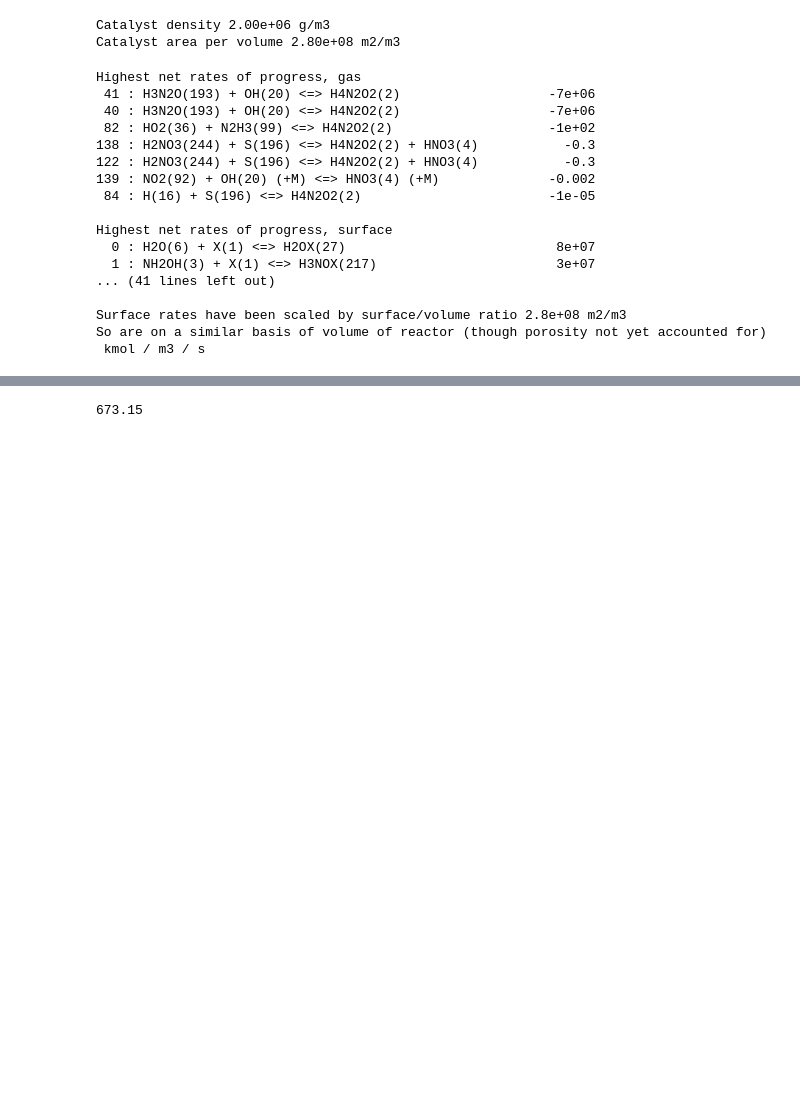
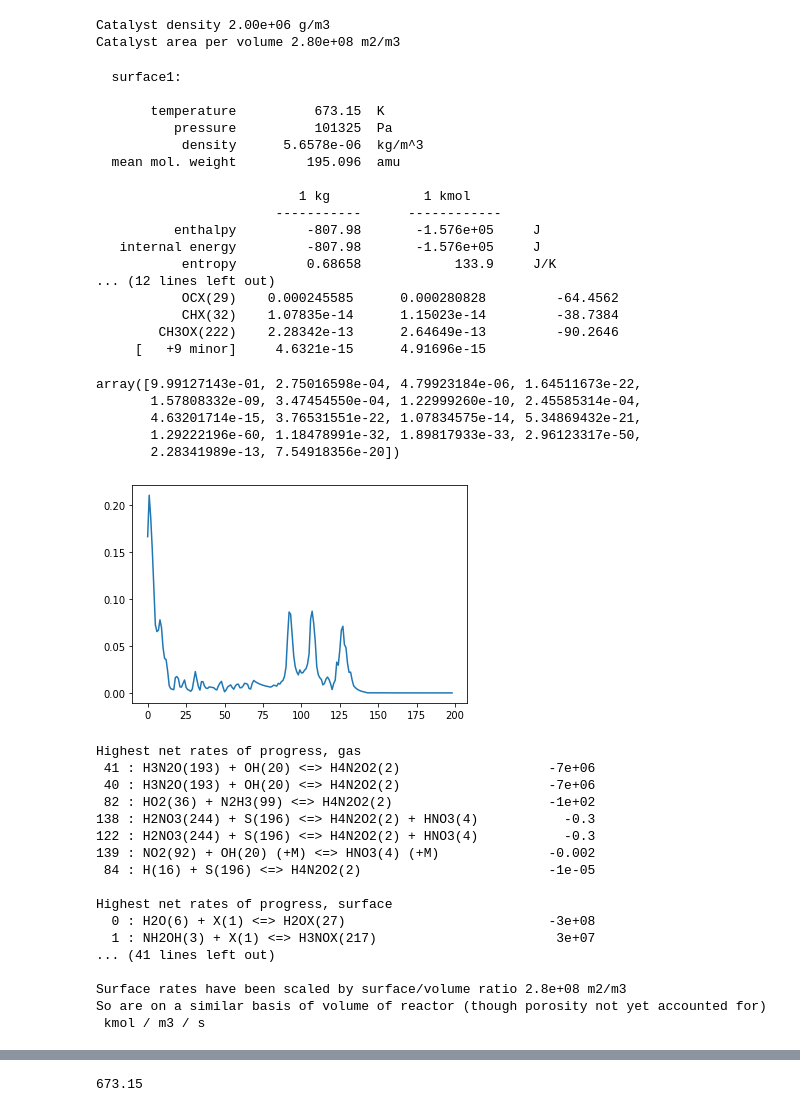
Before and after one commit to ChrisBNEU/HAN, a Jupyter notebook: CanteraModels/rocketman.ipynb, the cells around one changed output, grey strips where cells are left out. Cells and saved outputs as stored; diff of their text form; code cells hidden in the pictures; blank space fills up the shorter version.

```diff
--- a/CanteraModels/rocketman.ipynb
+++ b/CanteraModels/rocketman.ipynb
@@ -102,6 +102,7 @@ gas.TPY = temperature_kelvin, pressure, 'H4N2O2(2):0.14, NH2OH(3):0.3, HNO3(4):0
 # import the surface model
 surf = ct.Interface(cti_file,'surface1', [gas])
 surf.TP = temperature_kelvin, pressure
+surf.coverages = 'X(1):1.0'
 
 r_len = length/(NReactors-1)
 r_vol = cross_section_area * r_len * porosity # gas volume
@@ -116,6 +117,46 @@ cat_area = cat_area_per_vol * r_vol
 
 # Not sure we need the velocity
 velocity = mass_flow_rate / (gas.density * cross_section_area)
+# %%
+# To find the starting coverages, we run the gas to equilibrium,
+# (i.e mostly burned products)  then put that in steady state
+# with the surface.
+TPY = gas.TPY # store to restore
+gas.equilibrate('TP')
+r = ct.IdealGasReactor(gas, energy='off')
+r.volume = r_vol
+rsurf = ct.ReactorSurface(surf, r, A=cat_area)
+sim = ct.ReactorNet([r])
+plt.plot(sim.advance_to_steady_state(return_residuals=True))
+surf()
+starting_coverages = surf.coverages
+gas.TPY = TPY # restore
+del(r, rsurf)
+starting_coverages
+# %% [output]
+  surface1:
+
+       temperature          673.15  K
+          pressure          101325  Pa
+           density      5.6578e-06  kg/m^3
+  mean mol. weight         195.096  amu
+
+                          1 kg            1 kmol
+                       -----------      ------------
+          enthalpy         -807.98       -1.576e+05     J
+   internal energy         -807.98       -1.576e+05     J
+           entropy         0.68658            133.9     J/K
+... (12 lines left out)
+           OCX(29)    0.000245585      0.000280828         -64.4562
+           CHX(32)    1.07835e-14      1.15023e-14         -38.7384
+        CH3OX(222)    2.28342e-13      2.64649e-13         -90.2646
+     [   +9 minor]     4.6321e-15      4.91696e-15
+array([9.99127143e-01, 2.75016598e-04, 4.79923184e-06, 1.64511673e-22,
+       1.57808332e-09, 3.47454550e-04, 1.22999260e-10, 2.45585314e-04,
+       4.63201714e-15, 3.76531551e-22, 1.07834575e-14, 5.34869432e-21,
+       1.29222196e-60, 1.18478991e-32, 1.89817933e-33, 2.96123317e-50,
+       2.28341989e-13, 7.54918356e-20])
+[figure, added]
 # %%
 def report_rates(n=8):
     print("\nHighest net rates of progress, gas")
@@ -152,7 +193,7 @@ Highest net rates of progress, gas
  84 : H(16) + S(196) <=> H4N2O2(2)                        -1e-05
 
 Highest net rates of progress, surface
-  0 : H2O(6) + X(1) <=> H2OX(27)                           8e+07
+  0 : H2O(6) + X(1) <=> H2OX(27)                          -3e+08
   1 : NH2OH(3) + X(1) <=> H3NOX(217)                       3e+07
 ... (41 lines left out)
 
```
Also changed, not shown: parts of 19 cells of this notebook, 2 other files.
